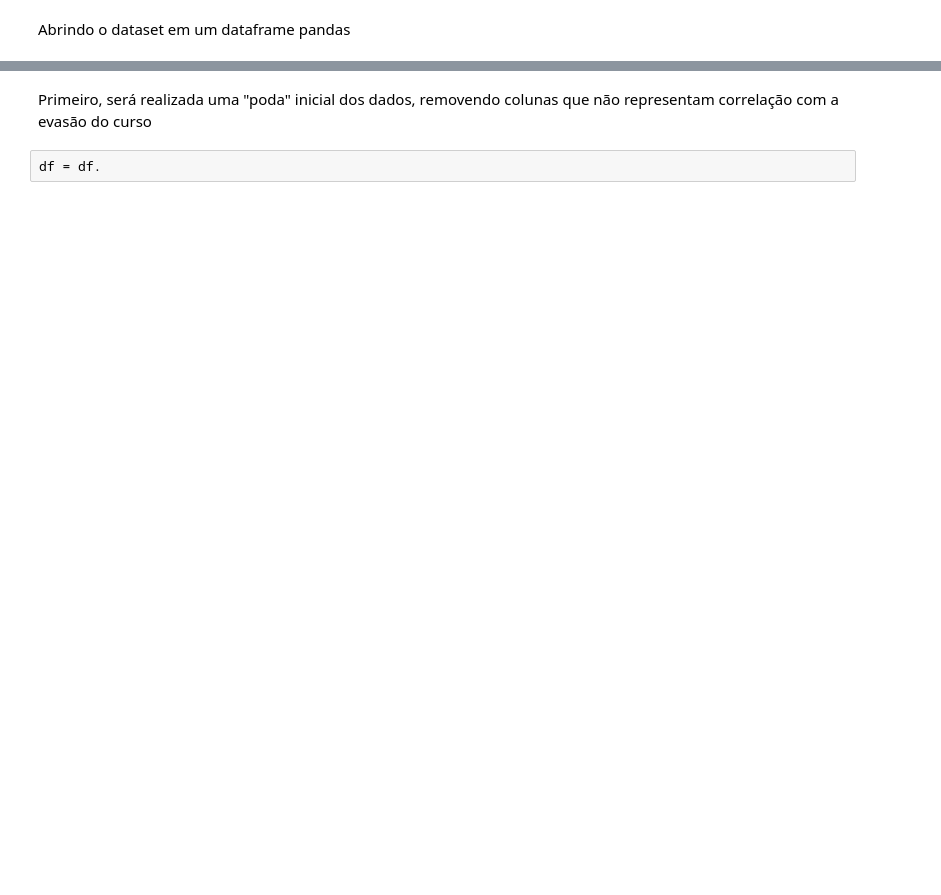
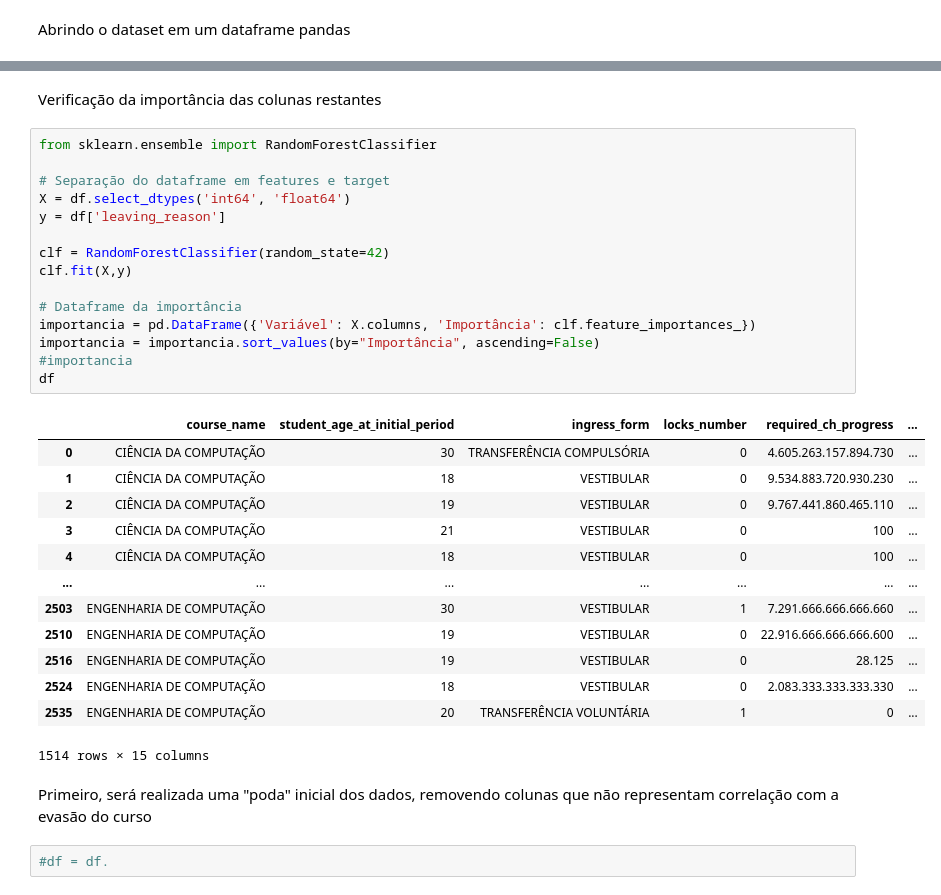
Before and after one commit to gabrielmoliva/Atividade-1---Machine-Learning, a Jupyter notebook: modelo.ipynb, the cells around one changed output, grey strips where cells are left out. Cells and saved outputs as stored; diff of their text form; blank space fills up the shorter version.

```diff
--- a/modelo.ipynb
+++ b/modelo.ipynb
@@ -62,4 +88,35 @@ plt.show()
+# %% [markdown]
+Verificação da importância das colunas restantes
+# %%
+from sklearn.ensemble import RandomForestClassifier
+
+# Separação do dataframe em features e target
+X = df.select_dtypes('int64', 'float64')
+y = df['leaving_reason']
+
+clf = RandomForestClassifier(random_state=42)
+clf.fit(X,y)
+
+# Dataframe da importância
+importancia = pd.DataFrame({'Variável': X.columns, 'Importância': clf.feature_importances_})
+importancia = importancia.sort_values(by="Importância", ascending=False)
+#importancia
+df
+# %% [output]
+|  | course_name | student_age_at_initial_period | ingress_form | locks_number | required_ch_progress | ... |
+| 0 | CIÊNCIA DA COMPUTAÇÃO | 30 | TRANSFERÊNCIA COMPULSÓRIA | 0 | 4.605.263.157.894.730 | ... |
+| 1 | CIÊNCIA DA COMPUTAÇÃO | 18 | VESTIBULAR | 0 | 9.534.883.720.930.230 | ... |
+| 2 | CIÊNCIA DA COMPUTAÇÃO | 19 | VESTIBULAR | 0 | 9.767.441.860.465.110 | ... |
+| 3 | CIÊNCIA DA COMPUTAÇÃO | 21 | VESTIBULAR | 0 | 100 | ... |
+| 4 | CIÊNCIA DA COMPUTAÇÃO | 18 | VESTIBULAR | 0 | 100 | ... |
+| ... | ... | ... | ... | ... | ... | ... |
+| 2503 | ENGENHARIA DE COMPUTAÇÃO | 30 | VESTIBULAR | 1 | 7.291.666.666.666.660 | ... |
+| 2510 | ENGENHARIA DE COMPUTAÇÃO | 19 | VESTIBULAR | 0 | 22.916.666.666.666.600 | ... |
+| 2516 | ENGENHARIA DE COMPUTAÇÃO | 19 | VESTIBULAR | 0 | 28.125 | ... |
+| 2524 | ENGENHARIA DE COMPUTAÇÃO | 18 | VESTIBULAR | 0 | 2.083.333.333.333.330 | ... |
+| 2535 | ENGENHARIA DE COMPUTAÇÃO | 20 | TRANSFERÊNCIA VOLUNTÁRIA | 1 | 0 | ... |
+1514 rows × 15 columns
 # %% [markdown]
 Primeiro, será realizada uma "poda" inicial dos dados, removendo colunas que não representam correlação com a evasão do curso
-# %%
-df = df.
+# %%
+#df = df.
```
Also changed, not shown: parts of 14 cells of this notebook, 2 other files.
